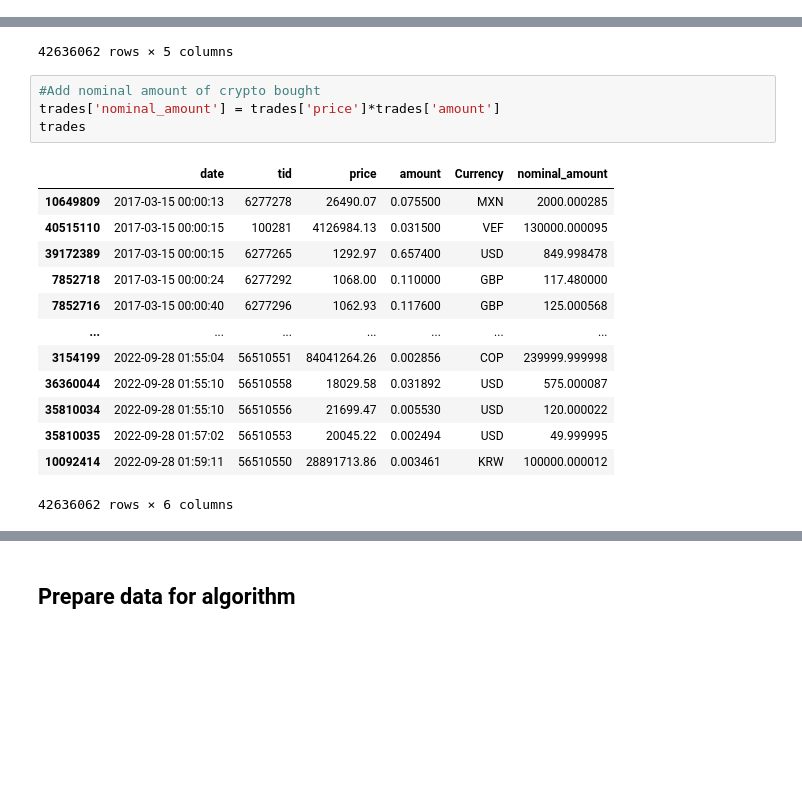
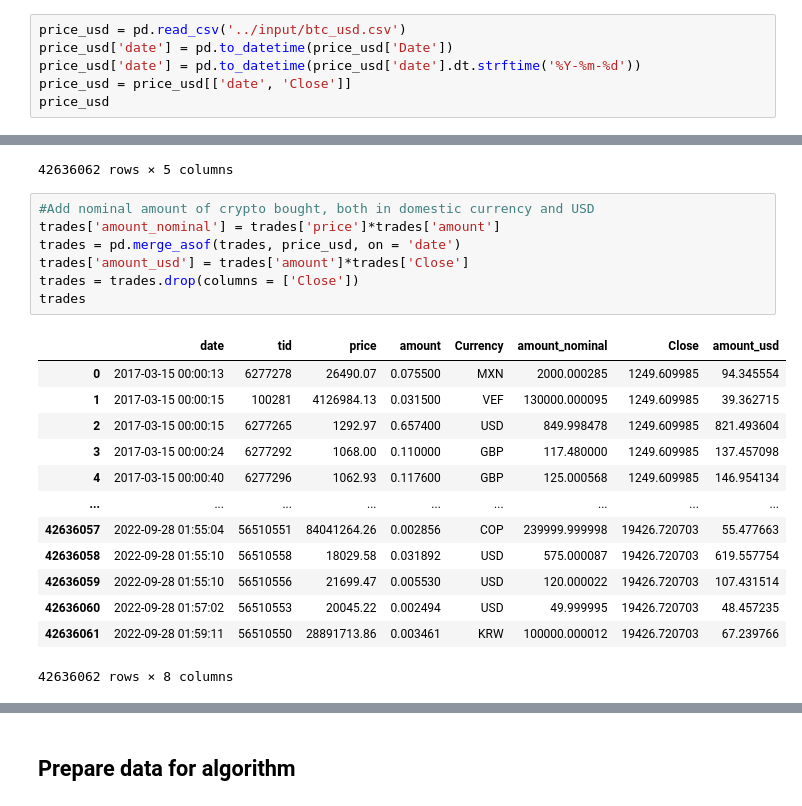
Before and after one commit to austinkennedy/crypto, a Jupyter notebook: code/clean_data.ipynb, the cells around one changed output, grey strips where cells are left out. Drawn from its saved outputs; the diff is of its cells as text; blank space fills up the shorter version.

```diff
--- a/code/clean_data.ipynb
+++ b/code/clean_data.ipynb
@@ -19,3 +20,9 @@ trades
 | 43024560 | 1546938200 | 2609681 | 5280099.85 | 0.044980 | VES |
 | 43024561 | 1546938807 | 2609682 | 5175519.79 | 0.003014 | VES |
 43024562 rows × 5 columns
+# %%
+price_usd = pd.read_csv('../input/btc_usd.csv')
+price_usd['date'] = pd.to_datetime(price_usd['Date'])
+price_usd['date'] = pd.to_datetime(price_usd['date'].dt.strftime('%Y-%m-%d'))
+price_usd = price_usd[['date', 'Close']]
+price_usd
@@ -56,20 +77,23 @@ trades
 | 10092414 | 2022-09-28 01:59:11 | 56510550 | 28891713.86 | 0.003461 | KRW |
 42636062 rows × 5 columns
 # %%
-#Add nominal amount of crypto bought
-trades['nominal_amount'] = trades['price']*trades['amount']
+#Add nominal amount of crypto bought, both in domestic currency and USD
+trades['amount_nominal'] = trades['price']*trades['amount']
+trades = pd.merge_asof(trades, price_usd, on = 'date')
+trades['amount_usd'] = trades['amount']*trades['Close']
+trades = trades.drop(columns = ['Close'])
 trades
 # %% [output]
-|  | date | tid | price | amount | Currency | nominal_amount |
-| 10649809 | 2017-03-15 00:00:13 | 6277278 | 26490.07 | 0.075500 | MXN | 2000.000285 |
-| 40515110 | 2017-03-15 00:00:15 | 100281 | 4126984.13 | 0.031500 | VEF | 130000.000095 |
-| 39172389 | 2017-03-15 00:00:15 | 6277265 | 1292.97 | 0.657400 | USD | 849.998478 |
-| 7852718 | 2017-03-15 00:00:24 | 6277292 | 1068.00 | 0.110000 | GBP | 117.480000 |
-| 7852716 | 2017-03-15 00:00:40 | 6277296 | 1062.93 | 0.117600 | GBP | 125.000568 |
-| ... | ... | ... | ... | ... | ... | ... |
-| 3154199 | 2022-09-28 01:55:04 | 56510551 | 84041264.26 | 0.002856 | COP | 239999.999998 |
-| 36360044 | 2022-09-28 01:55:10 | 56510558 | 18029.58 | 0.031892 | USD | 575.000087 |
-| 35810034 | 2022-09-28 01:55:10 | 56510556 | 21699.47 | 0.005530 | USD | 120.000022 |
-| 35810035 | 2022-09-28 01:57:02 | 56510553 | 20045.22 | 0.002494 | USD | 49.999995 |
-| 10092414 | 2022-09-28 01:59:11 | 56510550 | 28891713.86 | 0.003461 | KRW | 100000.000012 |
+|  | date | tid | price | amount | Currency | amount_nominal | Close | amount_usd |
+| 0 | 2017-03-15 00:00:13 | 6277278 | 26490.07 | 0.075500 | MXN | 2000.000285 | 1249.609985 | 94.345554 |
+| 1 | 2017-03-15 00:00:15 | 100281 | 4126984.13 | 0.031500 | VEF | 130000.000095 | 1249.609985 | 39.362715 |
+| 2 | 2017-03-15 00:00:15 | 6277265 | 1292.97 | 0.657400 | USD | 849.998478 | 1249.609985 | 821.493604 |
+| 3 | 2017-03-15 00:00:24 | 6277292 | 1068.00 | 0.110000 | GBP | 117.480000 | 1249.609985 | 137.457098 |
+| 4 | 2017-03-15 00:00:40 | 6277296 | 1062.93 | 0.117600 | GBP | 125.000568 | 1249.609985 | 146.954134 |
+| ... | ... | ... | ... | ... | ... | ... | ... | ... |
+| 42636057 | 2022-09-28 01:55:04 | 56510551 | 84041264.26 | 0.002856 | COP | 239999.999998 | 19426.720703 | 55.477663 |
+| 42636058 | 2022-09-28 01:55:10 | 56510558 | 18029.58 | 0.031892 | USD | 575.000087 | 19426.720703 | 619.557754 |
+| 42636059 | 2022-09-28 01:55:10 | 56510556 | 21699.47 | 0.005530 | USD | 120.000022 | 19426.720703 | 107.431514 |
+| 42636060 | 2022-09-28 01:57:02 | 56510553 | 20045.22 | 0.002494 | USD | 49.999995 | 19426.720703 | 48.457235 |
+| 42636061 | 2022-09-28 01:59:11 | 56510550 | 28891713.86 | 0.003461 | KRW | 100000.000012 | 19426.720703 | 67.239766 |
-42636062 rows × 6 columns
+42636062 rows × 8 columns
```
Also changed, not shown: parts of 4 cells of this notebook, 3 other files.
